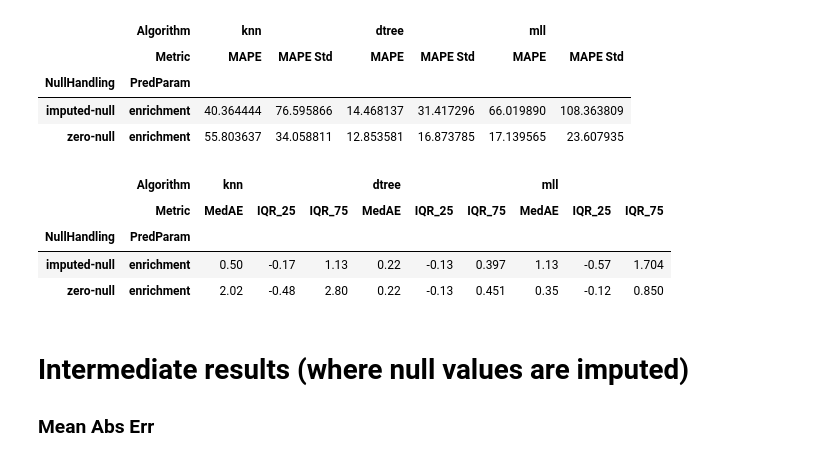
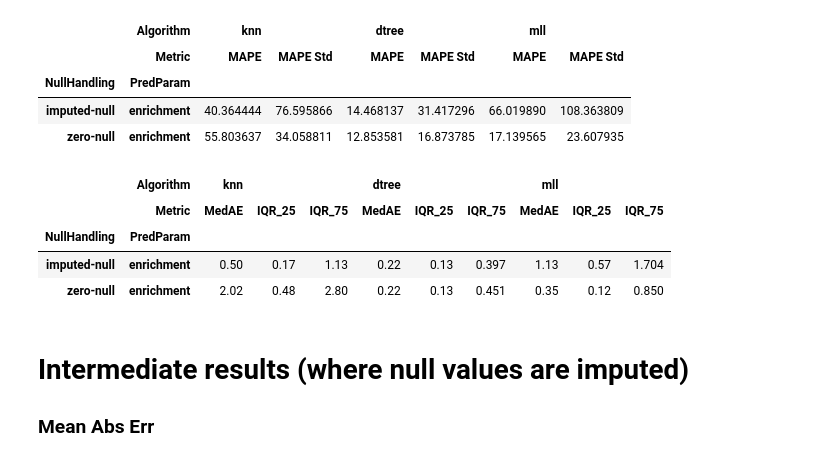
Before and after one commit to opotowsky/process_results, a Jupyter notebook: sfco-preds_mll_scikit_compare.ipynb, the cells around one changed output. Drawn from its saved outputs; the diff is of its cells as text; code cells hidden in the pictures.

```diff
--- a/sfco-preds_mll_scikit_compare.ipynb
+++ b/sfco-preds_mll_scikit_compare.ipynb
@@ -4,10 +4,7 @@ import pandas as pd
 base = '/mnt/researchdrive/BOX_INTERNAL/opotowsky/processed_results/'
 sfco = 'sfcompo_mll_scikit_compare.pkl'
 df = pd.read_pickle(base+sfco)
-# %%
-poserr = {'Neg MAE' : 'MAE', 'Neg MedAE' : 'MedAE', 'Neg MAPE' : 'MAPE',
-          'MedAE IQR_25' : 'IQR_25', 'MedAE IQR_75' : 'IQR_75',
-          'Balanced Accuracy' : 'Bal Acc', 'Accuracy' : 'Acc'}
-df.rename(columns=poserr, inplace=True)
-err_list = ['MAE', 'MAPE', 'MedAE', 'QR_25', 'IQR_75']
-df.loc[(['imputed-null', 'zero-null'], ['burnup', 'enrichment']), (['knn', 'dtree', 'mll'], err_list)] *= -1
+# %%
+accs = {'Balanced Accuracy' : 'Bal Acc', 'Accuracy' : 'Acc'}
+df.rename(columns=accs, inplace=True)
+df
@@ -15,5 +23,8 @@ df.loc[(['imputed-null', 'zero-null'], ['burnup', 'enrichment']), (['knn', 'dtre
 # SFCOMPO Results
 # %% [markdown]
 ### Reactor Type
+# %%
+nulls = ['imputed-null', 'zero-null']
+algs = ['knn', 'dtree', 'mll']
 # %%
 acc_list = ['Acc', 'Acc CI']
@@ -84,13 +95,13 @@ df.loc[(['imputed-null', 'zero-null'], 'enrichment'), (['knn', 'dtree', 'mll'],
 | zero-null | enrichment | 55.803637 | 34.058811 | 12.853581 | 16.873785 | 17.139565 | 23.607935 |
 # %%
 err_list = ['MedAE', 'IQR_25', 'IQR_75']
-df.loc[(['imputed-null', 'zero-null'], 'enrichment'), (['knn', 'dtree', 'mll'], err_list)]
+df.loc[(nulls, 'enrichment'), (algs, err_list)]
 # %% [output]
 |  | Algorithm | knn |  |  | dtree |  |  | mll |  |  |
 |  | Metric | MedAE | IQR_25 | IQR_75 | MedAE | IQR_25 | IQR_75 | MedAE | IQR_25 | IQR_75 |
 | NullHandling | PredParam |  |  |  |  |  |  |  |  |  |
-| imputed-null | enrichment | 0.50 | -0.17 | 1.13 | 0.22 | -0.13 | 0.397 | 1.13 | -0.57 | 1.704 |
-| zero-null | enrichment | 2.02 | -0.48 | 2.80 | 0.22 | -0.13 | 0.451 | 0.35 | -0.12 | 0.850 |
+| imputed-null | enrichment | 0.50 | 0.17 | 1.13 | 0.22 | 0.13 | 0.397 | 1.13 | 0.57 | 1.704 |
+| zero-null | enrichment | 2.02 | 0.48 | 2.80 | 0.22 | 0.13 | 0.451 | 0.35 | 0.12 | 0.850 |
 # %% [markdown]
 # Intermediate results (where null values are imputed)
 ### Mean Abs Err
```
Also changed, not shown: parts of 8 cells of this notebook.
